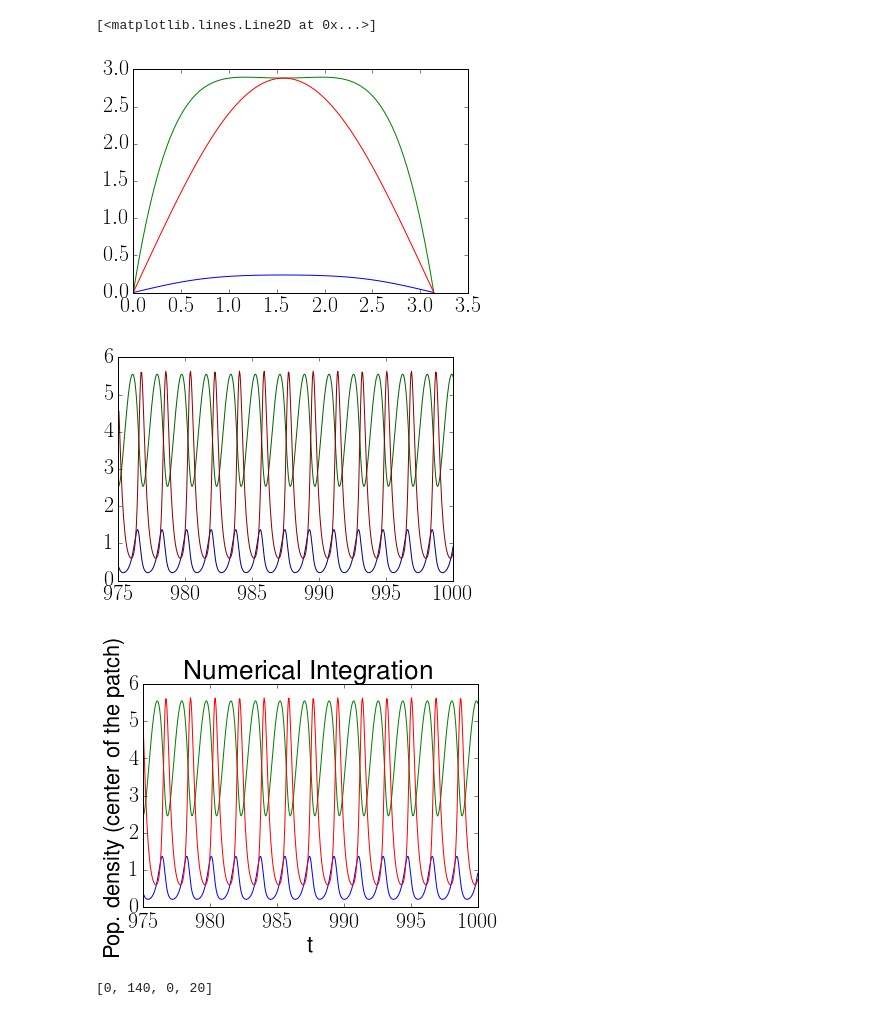
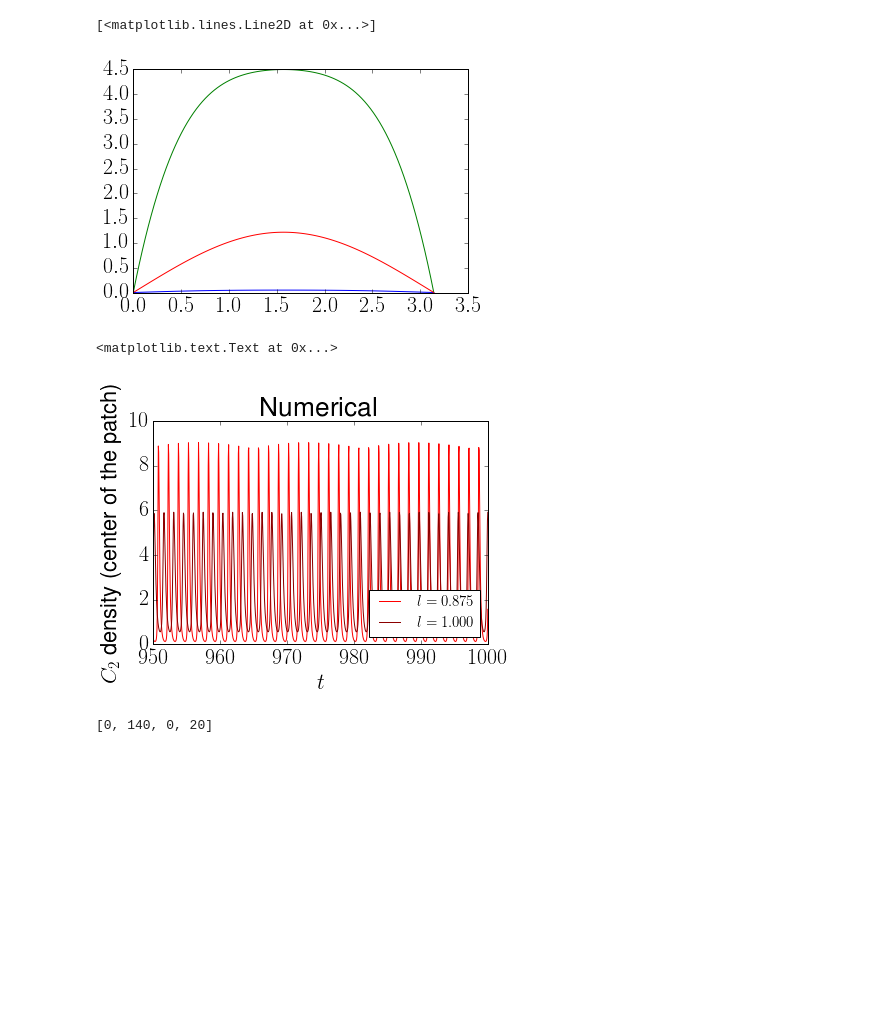
Before and after one commit to reand705/IGP, a Jupyter notebook: Method_Of_LinesIGP_MAX.ipynb, the cells around one changed output. Drawn from its saved outputs; the diff is of its cells as text; code cells hidden in the pictures; blank space fills up the shorter version.

Commit message:
Não mudei muito. Só para plotar os gráficos de oscilação vendo as amplitudes variarem.

```diff
--- a/Method_Of_LinesIGP_MAX.ipynb
+++ b/Method_Of_LinesIGP_MAX.ipynb
@@ -260,20 +260,20 @@ sol = np.array(sol)
             #% (amplitude,l,DR,D1,D2,mu,gamma),sol)
 # %%
 #plot no espaço
-l = 0.5 + 0.125*4
-mu = 15
-m1 = 1.05
-m2 = 0.95
+l = 0.5 + 0.125*3
+mu = 20
+m1 = 0.95
+m2 = 1.05
 gamma = 0.5
-alpha = 1
+alpha = 2
 beta = 8
 amplitude = 1
 D1 = 1.0
-D2 = 5.0
+D2 = 6.0
 DR = 1.0
 
-#sol = np.load('Method_Of_LinesIGP_amplitude=%d,l = %.3f,DR=%.3f,D1=%.3f,D2=%.3f,mu=%.3f,gamma=%.3f,beta =%.3f.npy'
-         #       % (amplitude,l,DR,D1,D2,mu,gamma,beta))
+sol = np.load('Method_Of_LinesIGP_amplitude=%d,l = %.3f,DR=%.3f,D1=%.3f,D2=%.3f,mu=%.3f,gamma=%.3f,beta =%.3f.npy'
+                % (amplitude,l,DR,D1,D2,mu,gamma,beta))
 
 R = np.transpose(sol[:,0:M])
 C1 = np.transpose(sol[:,M:2*(M)])
@@ -286,39 +286,76 @@ plt.plot(x,C2[0:M,-20],color = 'red')
 #plt.axis([0,np.pi,0,10])
 # %% [output]
 [<matplotlib.lines.Line2D at 0x...>]
-[figure, old version]
+[figure, new version]
 # %%
 #maximo/centro do patch no tempo (ver se a população está constante mesmo,por exemplo)
 #Integre um caso aqui
 
-#sol = np.load('Method_Of_LinesIGP_amplitude=%d,l=%.3f,DR=%.3f,D1=%.3f,D2=%.3f,mu=%.3f,gamma=%.3f,alpha=%.f,beta=%.f.npy'
-       # % (amplitude,l,DR,D1,D2,mu,gamma,alpha,beta))
+l=0.5+0.125*3
+sol = np.load('Method_Of_LinesIGP_amplitude=%d,l = %.3f,DR=%.3f,D1=%.3f,D2=%.3f,mu=%.3f,gamma=%.3f,beta =%.3f.npy'
+                % (amplitude,l,DR,D1,D2,mu,gamma,beta))
 
 t = np.linspace(0,Tmax,N)
 R = np.transpose(sol[:,0:M])
 C1 = np.transpose(sol[:,M:2*M])
 C2 = np.transpose(sol[:,2*M:])
 
 #last time steps to plot
-Final_Time = 500
+Final_Time = 1000
+
+'''
 
 plt.plot(t[-Final_Time:],np.amax(R[:,-Final_Time:],axis = 0),color = 'darkgreen')
 plt.plot(t[-Final_Time:],np.amax(C1[:,-Final_Time:],axis = 0),color = 'darkblue')
 plt.plot(t[-Final_Time:],np.amax(C2[:,-Final_Time:],axis =0),color = 'darkred')
 plt.show()
 
 #plt.yscale("log")
+'''
 
-plt.plot(t[-Final_Time:],R[M/2,-Final_Time:],color = 'green')
-plt.plot(t[-Final_Time:],C1[M/2,-Final_Time:],color = 'blue')
-plt.plot(t[-Final_Time:],C2[M/2,-Final_Time:],color = 'red')
-plt.title("Numerical Integration")
-plt.xlabel("t")
-plt.ylabel("Pop. density (center of the patch)")
+#plt.plot(t[-Final_Time:],R[M/2,-Final_Time:],color = 'green')
+#plt.plot(t[-Final_Time:],C1[M/2,-Final_Time:],color = 'blue')
+plt.plot(t[-Final_Time:],C2[M/2,-Final_Time:],color = 'red',label=r"$L'=%.3f$"%(l))
+
+
+l=0.5+0.125*4
+sol = np.load('Method_Of_LinesIGP_amplitude=%d,l = %.3f,DR=%.3f,D1=%.3f,D2=%.3f,mu=%.3f,gamma=%.3f,beta =%.3f.npy'
+                % (amplitude,l,DR,D1,D2,mu,gamma,beta))
+
+t = np.linspace(0,Tmax,N)
+R = np.transpose(sol[:,0:M])
+C1 = np.transpose(sol[:,M:2*M])
+C2 = np.transpose(sol[:,2*M:])
+
+#last time steps to plot
+Final_Time = 1000
+
+'''
+
+plt.plot(t[-Final_Time:],np.amax(R[:,-Final_Time:],axis = 0),color = 'darkgreen')
+plt.plot(t[-Final_Time:],np.amax(C1[:,-Final_Time:],axis = 0),color = 'darkblue')
+plt.plot(t[-Final_Time:],np.amax(C2[:,-Final_Time:],axis =0),color = 'darkred')
 plt.show()
+
+#plt.yscale("log")
+'''
+
+#plt.plot(t[-Final_Time:],R[M/2,-Final_Time:],color = 'green')
+#plt.plot(t[-Final_Time:],C1[M/2,-Final_Time:],color = 'blue')
+plt.plot(t[-Final_Time:],C2[M/2,-Final_Time:],color = 'darkred',label=r"$L'=%.3f$"%(l))
+
+
+
+#plt.title("Numerical Integration")
+plt.xlabel(r"$t$")
+plt.ylabel(r"$C_2$ density (center of the patch)")
+plt.legend(loc='lower right', prop={'size': 15})
+#plt.show()
+plt.axis([950,1000,0,10])
+plt.title("Numerical")
 # %% [output]
+<matplotlib.text.Text at 0x...>
-[figure, old version]
+[figure, new version]
-[figure, removed]
 # %%
 #Faça para vários dR, d1, d2, mu
 DR = []
```
Also changed, not shown: parts of 3 cells of this notebook, 2 other files.
